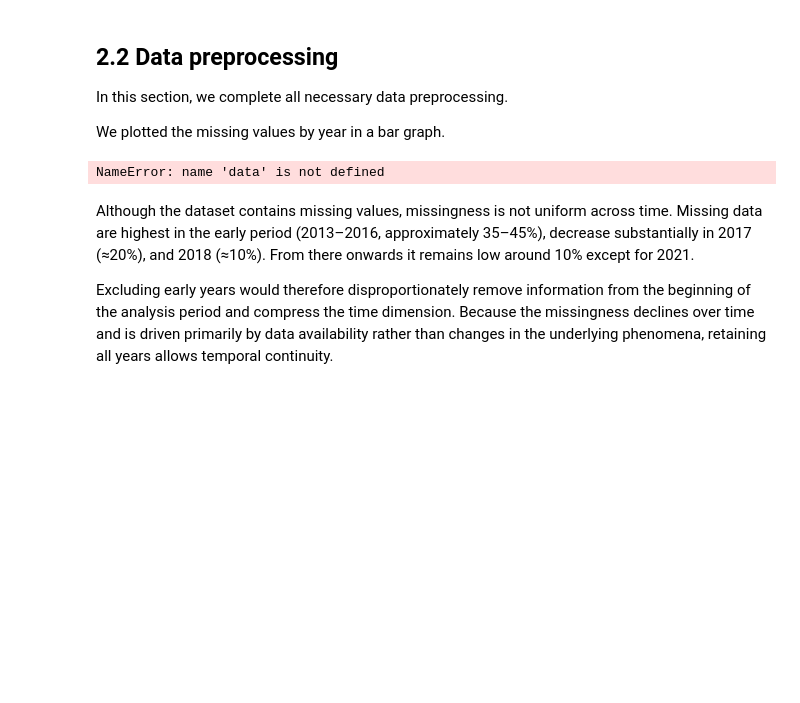
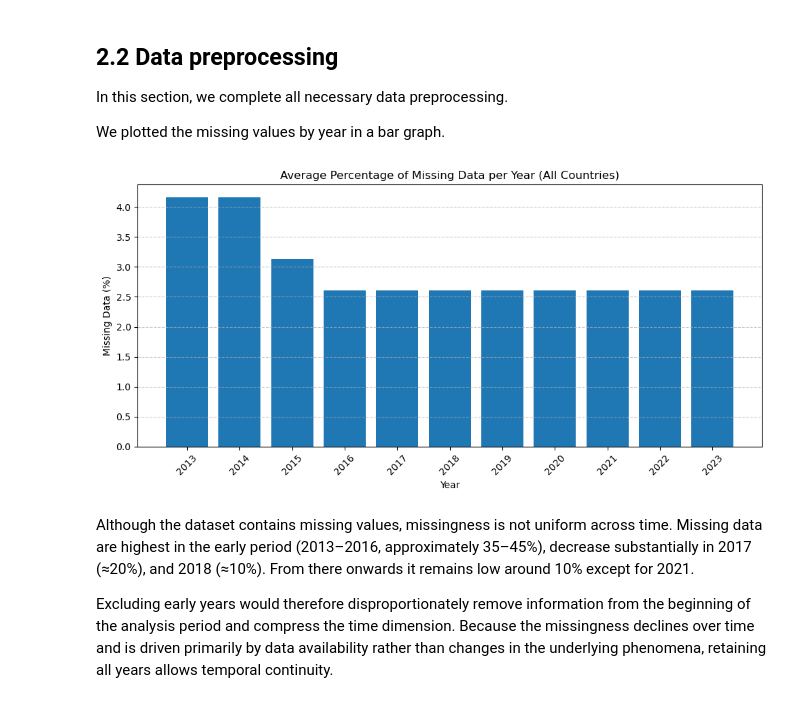
Before and after one commit to lukavicius/SpatialDataScienceProject, a Jupyter notebook: Analysis.ipynb, the cells around one changed output. Saved outputs shown, nothing was run; the diff lists cells and outputs as text; code cells hidden in the pictures; blank space fills up the shorter version.

```diff
--- a/Analysis.ipynb
+++ b/Analysis.ipynb
@@ -206,22 +206,22 @@ We plotted the missing values by year in a bar graph.
 # %%
 # Exclude trivial columns
 cols_to_check = [c for c in se_data.columns if c not in ['year', 'iso3']]
 
 # Percentage of NaN values per year (average across all countries and columns)
-nan_by_year = data.groupby('year')[cols_to_check].apply(lambda x: x.isna().mean().mean() * 100)
+nan_by_year = se_data.groupby('year')[cols_to_check].apply(lambda x: x.isna().mean().mean() * 100)
 
 # Plot NaN values
 plt.figure(figsize=(10,5))
 plt.bar(nan_by_year.index.astype(str), nan_by_year.values)
 plt.title('Average Percentage of Missing Data per Year (All Countries)')
 plt.xlabel('Year')
 plt.ylabel('Missing Data (%)')
 plt.xticks(rotation=45)
 plt.grid(axis='y', linestyle='--', alpha=0.7)
 plt.tight_layout()
 plt.show()
 # %% [output]
-NameError: name 'data' is not defined
+[figure, added]
 # %% [markdown]
 Although the dataset contains missing values, missingness is not uniform across time. Missing data are highest in the early period (2013–2016, approximately 35–45%), decrease substantially in 2017 (≈20%), and 2018 (≈10%). From there onwards it remains low around 10% except for 2021.
 
```
Also changed, not shown: parts of 10 cells of this notebook, 1 other file.
